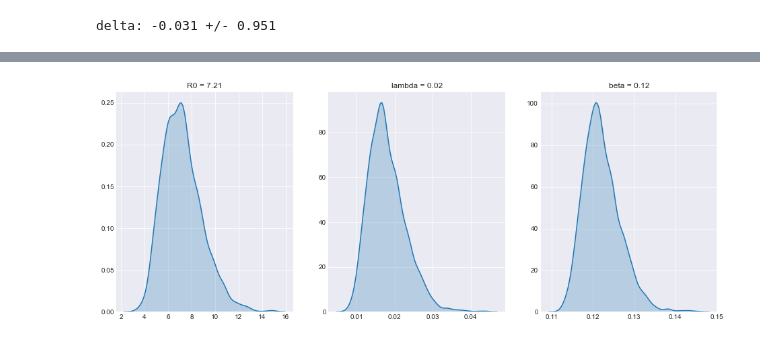
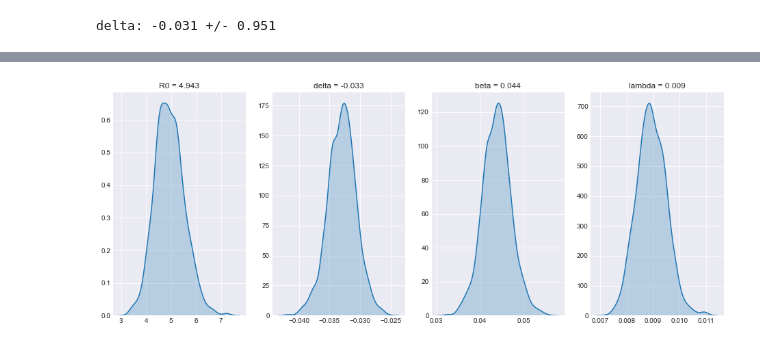
Before and after one commit to lindsay-fredrick/covid19, a Jupyter notebook: sir_model.ipynb, the cells around one changed output, grey strips where cells are left out. Drawn from its saved outputs; the diff is of its cells as text; code cells hidden in the pictures.

Commit message:
Update delta case

```diff
--- a/sir_model.ipynb
+++ b/sir_model.ipynb
@@ -427,7 +491,7 @@ plt.show()
 country = 'Canada British Columbia'
 num_days = 500
 tr_path = os.path.join('traces', country.lower().replace(' ', '_'))
-trace_path = os.path.join(tr_path, 'sir')
+trace_path = os.path.join(tr_path, 'sir_delta')
 
 dates = joblib.load(os.path.join(tr_path, 'dates.pkl'))
 x = joblib.load(os.path.join(tr_path, 'x_sir.pkl'))
@@ -457,9 +521,9 @@ y0 = [y_train[0][0], y_train[0][1]]
 last = len(x)
 extend = np.arange(last, last+num_days)
 x_updated = np.append(x, extend)
-y_updated = np.empty((x_updated.shape[0], y_train.shape[1]))
+y_updated = np.zeros((x_updated.shape[0], y_train.shape[1]))
 
-sir = sir_model(x_updated, y_updated, y0)
+sir = sir_delta_model(x_updated, y_updated, y0)
 with sir:
     trace = pm.load_trace(directory=trace_path)
     y_hat = pm.sample_posterior_predictive(trace[500:], samples=1000, progressbar=True)
@@ -466,11 +535,17 @@ with sir:
 # %%
 # from trace, save parameters of interest
 # save yhat for future models
-joblib.dump(y_hat, os.path.join(tr_path, 'sir_y_predict.pkl'))
-vars_list = ['R0', 'lambda', 'beta']
+delta_case = True
+if delta_case:
+    second_dir = 'sir_delta'
+else:
+    second_dir = 'sir'
+
+joblib.dump(y_hat, os.path.join(tr_path, second_dir+'_y_predict.pkl'))
+vars_list = ['R0', 'delta', 'beta', 'lambda']
 vars_dict = {}
 for idx, var in enumerate(vars_list):
     vars_dict[var] = trace[var]
 
-joblib.dump(vars_dict, os.path.join(tr_path, 'sir_params.pkl'))
+joblib.dump(vars_dict, os.path.join(tr_path, second_dir+'_params.pkl'))
 # %% [output]
@@ -591,10 +669,10 @@ array([<matplotlib.axes._subplots.AxesSubplot object at 0x...>,
 # %%
-vars_list = ['R0', 'lambda', 'beta']
+vars_list = ['R0', 'delta', 'beta', 'lambda']
 fig, ax = plt.subplots(1, len(vars_list), figsize = (16,6))
 for idx, var in enumerate(vars_list):
     plt.sca(ax[idx])
     sns.kdeplot(trace[var], shade=True)
-    plt.title('{:s} = {:0.2f}'.format(var, np.mean(trace[var])))
+    plt.title('{:s} = {:0.3f}'.format(var, np.mean(trace[var])))
 plt.show()
 # %% [output]
-[figure, old version]
+[figure, new version]
```
Also changed, not shown: parts of 8 cells of this notebook, 13 other files.
